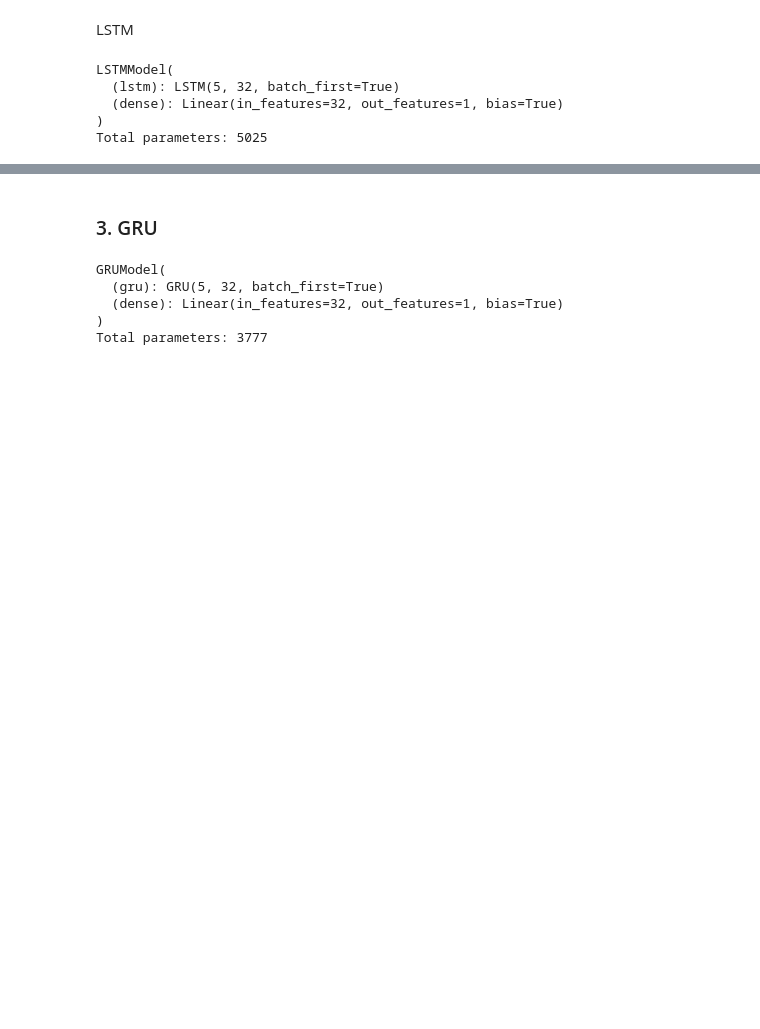
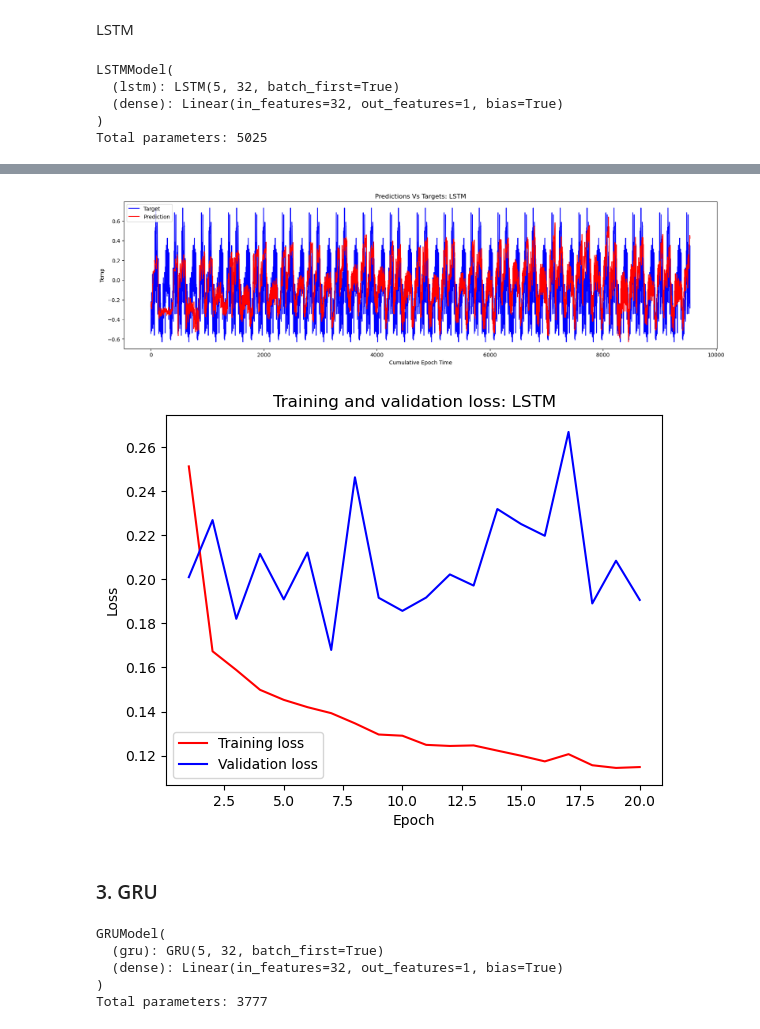
Before and after one commit to andygarcia830/lt5_ml3_hw3, a Jupyter notebook: ML3 - HW3 - LT5.ipynb, the cells around one changed output, grey strips where cells are left out. Saved outputs shown, nothing was run; the diff lists cells and outputs as text; code cells hidden in the pictures; blank space fills up the shorter version.

```diff
--- a/ML3 - HW3 - LT5.ipynb
+++ b/ML3 - HW3 - LT5.ipynb
@@ -632,5 +655,3 @@ LSTMModel(
   (dense): Linear(in_features=32, out_features=1, bias=True)
 )
 Total parameters: 5025
-# %%
-run_model(lstm,'LSTM', num_epochs)
@@ -656,0 +658,6 @@ Lowest Validation Error: 0.18628237769007683 at 29 epochs
+# %%
+val_losses, epochs = run_model(lstm,'LSTM', num_epochs)
+
+
+results.append({'model':'LSTM', 'order/epochs': epochs, 'MAE': val_losses[0], 'MAPE': val_losses[1]})
+# %% [output]
@@ -657,3 +681,5 @@ Lowest Validation Error: 0.18628237769007683 at 29 epochs
+[figure, added]
+[figure, added]
 # %% [markdown]
 ### 3. GRU
 # %%
```
Also changed, not shown: parts of 22 cells of this notebook.
